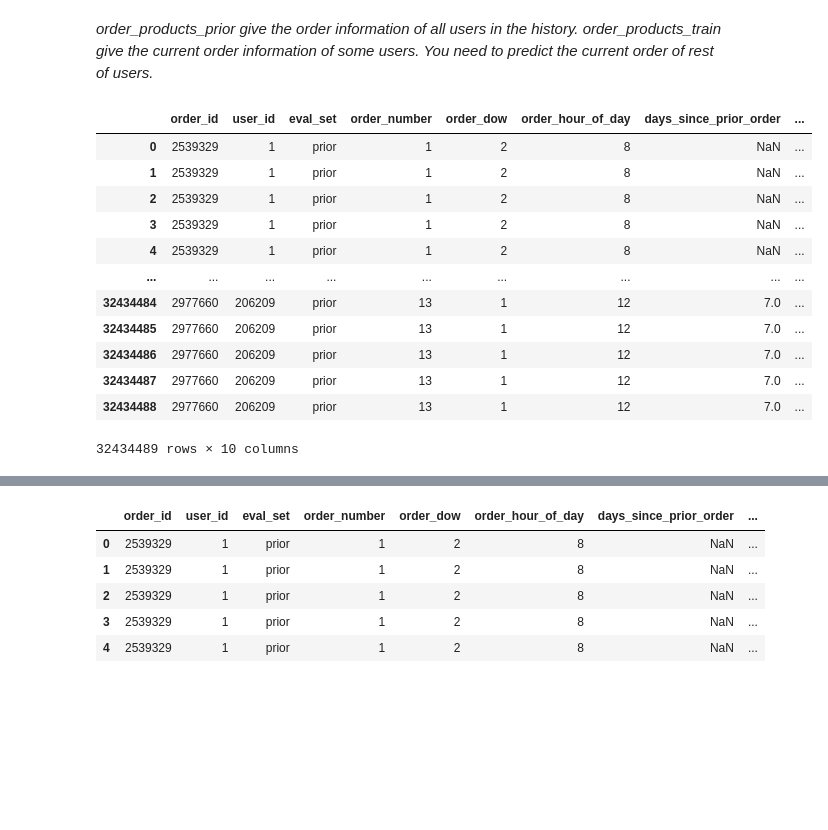
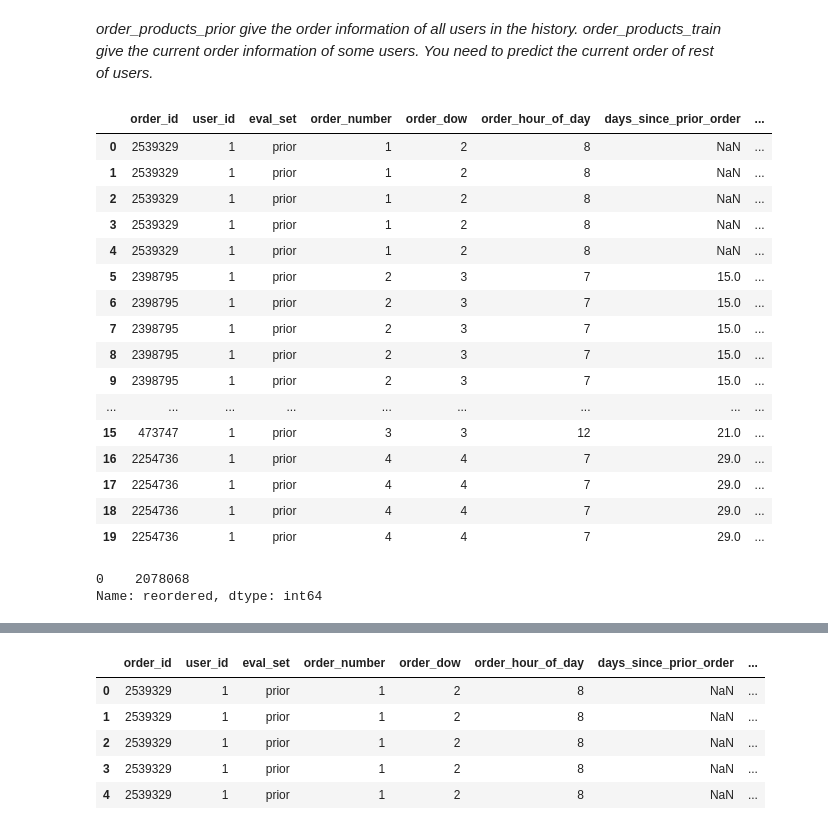
Before and after one commit to brandmend/Instacart_Basket_Prediction_Analysis, a Jupyter notebook: Instacart_Basket_Analysis_EDA.ipynb, the cells around one changed output, grey strips where cells are left out. Saved outputs shown, nothing was run; the diff lists cells and outputs as text; code cells hidden in the pictures; blank space fills up the shorter version.

```diff
--- a/Instacart_Basket_Analysis_EDA.ipynb
+++ b/Instacart_Basket_Analysis_EDA.ipynb
@@ -153,20 +153,29 @@ memory usage: 2.7+ MB
 # %%
 # Inner join orders and orders_prior
 
 priors = orders.merge(orders_prior,on='order_id',how='inner')
 
-priors
+priors.head(20)
 # %% [output]
 |  | order_id | user_id | eval_set | order_number | order_dow | order_hour_of_day | days_since_prior_order | ... |
 | 0 | 2539329 | 1 | prior | 1 | 2 | 8 | NaN | ... |
 | 1 | 2539329 | 1 | prior | 1 | 2 | 8 | NaN | ... |
 | 2 | 2539329 | 1 | prior | 1 | 2 | 8 | NaN | ... |
 | 3 | 2539329 | 1 | prior | 1 | 2 | 8 | NaN | ... |
 | 4 | 2539329 | 1 | prior | 1 | 2 | 8 | NaN | ... |
+| 5 | 2398795 | 1 | prior | 2 | 3 | 7 | 15.0 | ... |
+| 6 | 2398795 | 1 | prior | 2 | 3 | 7 | 15.0 | ... |
+| 7 | 2398795 | 1 | prior | 2 | 3 | 7 | 15.0 | ... |
+| 8 | 2398795 | 1 | prior | 2 | 3 | 7 | 15.0 | ... |
+| 9 | 2398795 | 1 | prior | 2 | 3 | 7 | 15.0 | ... |
 | ... | ... | ... | ... | ... | ... | ... | ... | ... |
-| 32434484 | 2977660 | 206209 | prior | 13 | 1 | 12 | 7.0 | ... |
-| 32434485 | 2977660 | 206209 | prior | 13 | 1 | 12 | 7.0 | ... |
-| 32434486 | 2977660 | 206209 | prior | 13 | 1 | 12 | 7.0 | ... |
-| 32434487 | 2977660 | 206209 | prior | 13 | 1 | 12 | 7.0 | ... |
-| 32434488 | 2977660 | 206209 | prior | 13 | 1 | 12 | 7.0 | ... |
+| 15 | 473747 | 1 | prior | 3 | 3 | 12 | 21.0 | ... |
+| 16 | 2254736 | 1 | prior | 4 | 4 | 7 | 29.0 | ... |
+| 17 | 2254736 | 1 | prior | 4 | 4 | 7 | 29.0 | ... |
+| 18 | 2254736 | 1 | prior | 4 | 4 | 7 | 29.0 | ... |
+| 19 | 2254736 | 1 | prior | 4 | 4 | 7 | 29.0 | ... |
-32434489 rows × 10 columns
+# %%
+priors[priors['order_number'] == 1]['reordered'].value_counts()
+# %% [output]
+0    2078068
+Name: reordered, dtype: int64
```
Also changed, not shown: parts of 12 cells of this notebook.
